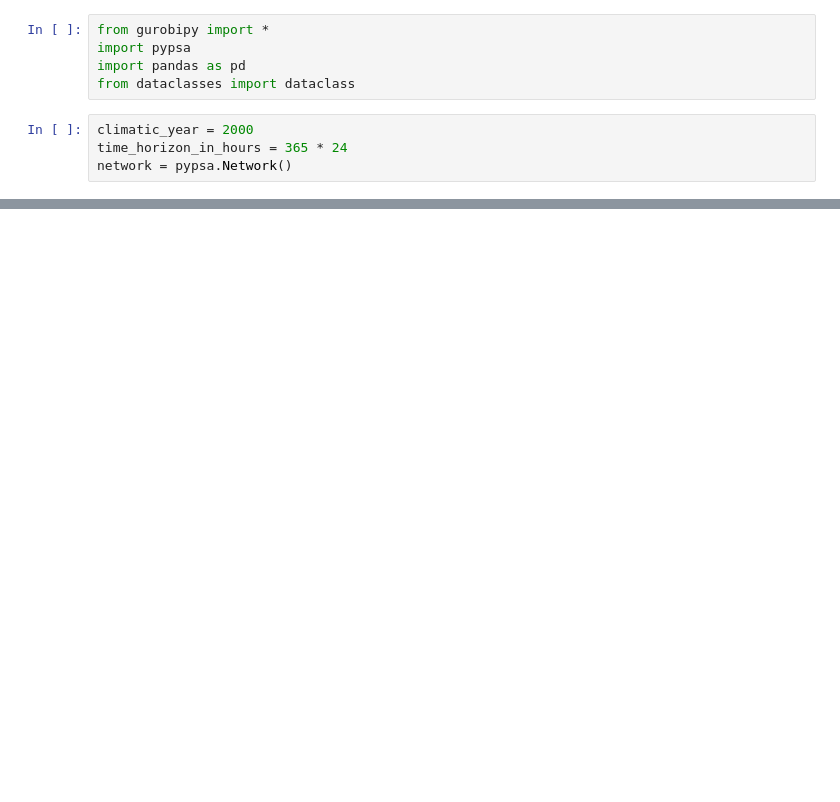
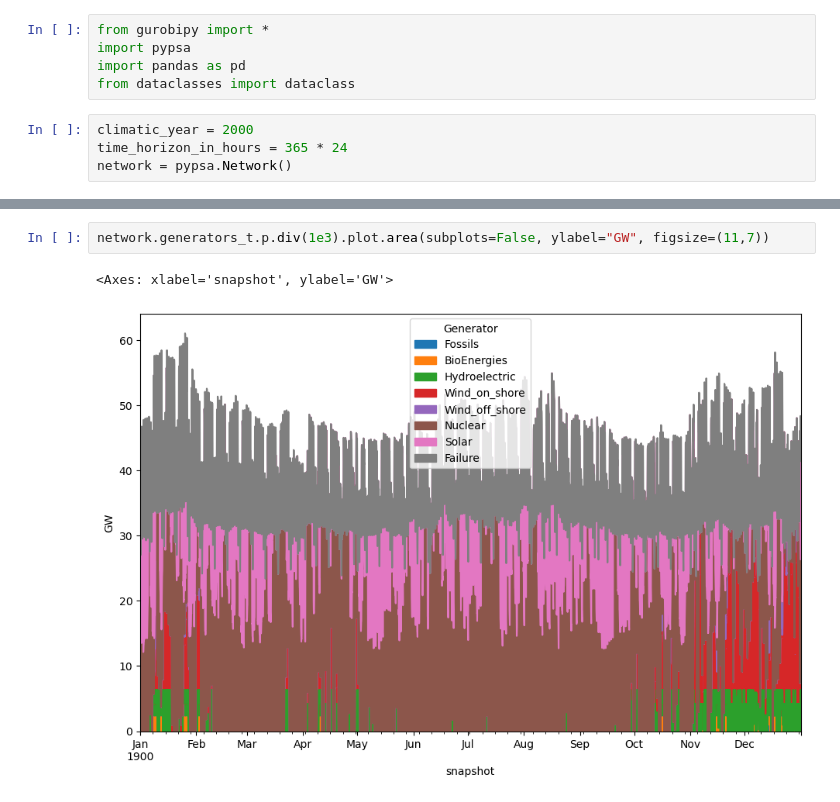
Before and after one commit to mikolaj2268/ATHENS-Planning-the-European-electricity-system, a Jupyter notebook: spain/add_iberian.ipynb, the cells around one changed output, grey strips where cells are left out. Saved outputs shown, nothing was run; the diff lists cells and outputs as text; blank space fills up the shorter version.

```diff
--- a/spain/add_iberian.ipynb
+++ b/spain/add_iberian.ipynb
@@ -105,0 +155,5 @@ network.generators_t.p.resample('D').mean().div(1e3).plot.area(subplots=True, yl
+# %%
+network.generators_t.p.div(1e3).plot.area(subplots=False, ylabel="GW", figsize=(11,7))
+# %% [output]
+<Axes: xlabel='snapshot', ylabel='GW'>
+[figure, added]
```
Also changed, not shown: parts of 6 cells of this notebook.
